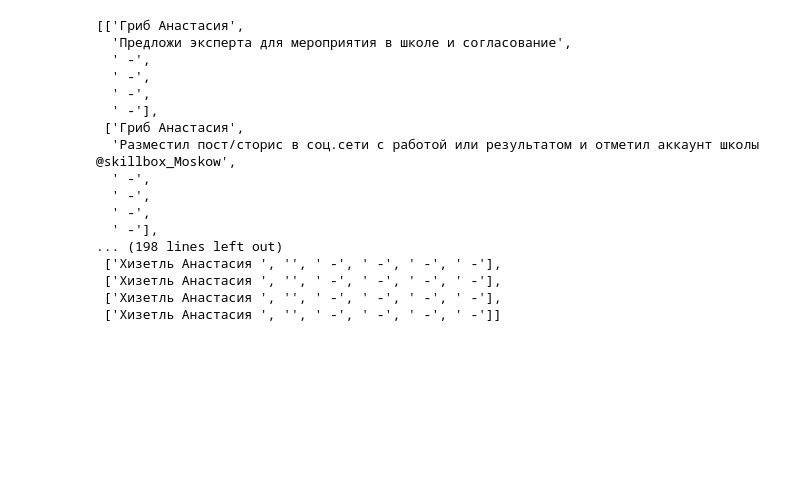
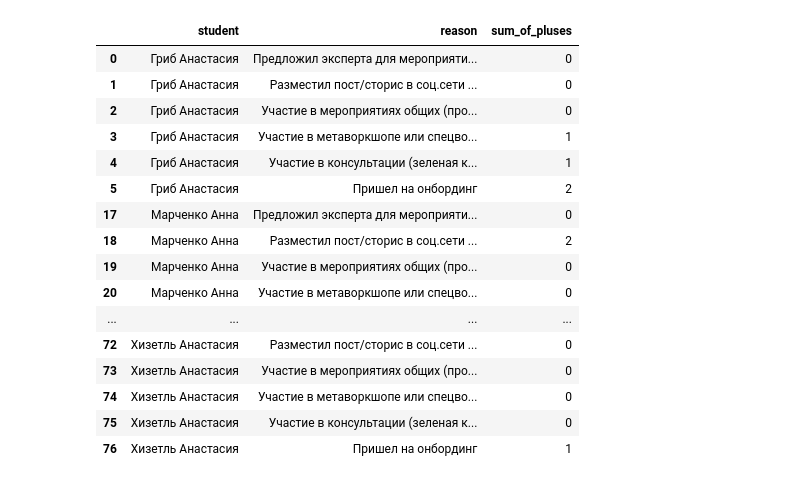
Before and after one commit to OreoLand123/SkillCoins, a Jupyter notebook: parser/gogle_sheetsProject_scropts/test.ipynb, the cells around one changed output. Drawn from its saved outputs; the diff is of its cells as text; code cells hidden in the pictures; blank space fills up the shorter version.

```diff
--- a/parser/gogle_sheetsProject_scropts/test.ipynb
+++ b/parser/gogle_sheetsProject_scropts/test.ipynb
@@ -2,12 +2,12 @@
 import os.path
 from googleapiclient.discovery import build
 from google.oauth2 import service_account
-
+import pandas as pd
 
 
 SCOPES = ['https://www.googleapis.com/auth/spreadsheets']
 BASE_DIR = os.path.dirname(os.path.abspath("scripts.py"))
-SERVICE_ACCOUNT_FILE = os.path.join(BASE_DIR, 'local-talent-364913-14cc27db9b15.json')
+SERVICE_ACCOUNT_FILE = os.path.join(BASE_DIR, 'local-talent-364913-0febf38e0456.json')
 
 credentials = service_account.Credentials.from_service_account_file(
         SERVICE_ACCOUNT_FILE, scopes=SCOPES)
@@ -21,32 +21,13 @@ SAMPLE_RANGE_NAME = 'Real_Data'
 service = build('sheets', 'v4', credentials=credentials)
 
 sheet = service.spreadsheets()
-results = sheet.values().get(spreadsheetId=SAMPLE_SPREADSHEET_ID, range=SAMPLE_RANGE_NAME).execute()
-reasons = sheet.values().get(spreadsheetId=SAMPLE_SPREADSHEET_ID, range="Reasons").execute()
+result = sheet.values().get(spreadsheetId=SAMPLE_SPREADSHEET_ID, range=SAMPLE_RANGE_NAME).execute()["values"][2:]
+reasons = sheet.values().get(spreadsheetId=SAMPLE_SPREADSHEET_ID, range="Reasons").execute()["values"][2:]
-# %%
-result = results["values"][2:]
 # %%
+# Fill names on each row
+
 j = ''
 for i in result:
     if i[0] == '':
         i[0] = j
     j = i [0]
-result
-# %% [output]
-[['Гриб Анастасия',
-  'Предложи эксперта для мероприятия в школе и согласование',
-  ' -',
-  ' -',
-  ' -',
-  ' -'],
- ['Гриб Анастасия',
-  'Разместил пост/сторис в соц.сети с работой или результатом и отметил аккаунт школы @skillbox_Moskow',
-  ' -',
-  ' -',
-  ' -',
-  ' -'],
-... (198 lines left out)
- ['Хизетль Анастасия ', '', ' -', ' -', ' -', ' -'],
- ['Хизетль Анастасия ', '', ' -', ' -', ' -', ' -'],
- ['Хизетль Анастасия ', '', ' -', ' -', ' -', ' -'],
- ['Хизетль Анастасия ', '', ' -', ' -', ' -', ' -']]
@@ -57,0 +34,25 @@ df = df[df[1] != '']
+# %%
+df = pd.DataFrame(result)
+df = df[df[1] != '']
+df["sum_of_pluses"] = df[[2, 3, 4, 5]].T.apply(lambda x: x.str.count("\+")).sum()
+df.drop([2, 3, 4, 5], axis=1, inplace=True)
+df.rename({0: 'student', 1: "reason"}, axis=1, inplace=True)
+df
+# %% [output]
+|  | student | reason | sum_of_pluses |
+| 0 | Гриб Анастасия | Предложил эксперта для мероприяти... | 0 |
+| 1 | Гриб Анастасия | Разместил пост/сторис в соц.сети ... | 0 |
+| 2 | Гриб Анастасия | Участие в мероприятиях общих (про... | 0 |
+| 3 | Гриб Анастасия | Участие в метаворкшопе или спецво... | 1 |
+| 4 | Гриб Анастасия | Участие в консультации (зеленая к... | 1 |
+| 5 | Гриб Анастасия | Пришел на онбординг | 2 |
+| 17 | Марченко Анна | Предложил эксперта для мероприяти... | 0 |
+| 18 | Марченко Анна | Разместил пост/сторис в соц.сети ... | 2 |
+| 19 | Марченко Анна | Участие в мероприятиях общих (про... | 0 |
+| 20 | Марченко Анна | Участие в метаворкшопе или спецво... | 0 |
+| ... | ... | ... | ... |
+| 72 | Хизетль Анастасия | Разместил пост/сторис в соц.сети ... | 0 |
+| 73 | Хизетль Анастасия | Участие в мероприятиях общих (про... | 0 |
+| 74 | Хизетль Анастасия | Участие в метаворкшопе или спецво... | 0 |
+| 75 | Хизетль Анастасия | Участие в консультации (зеленая к... | 0 |
+| 76 | Хизетль Анастасия | Пришел на онбординг | 1 |
```
Also changed, not shown: parts of 13 cells of this notebook, 3 other files.
